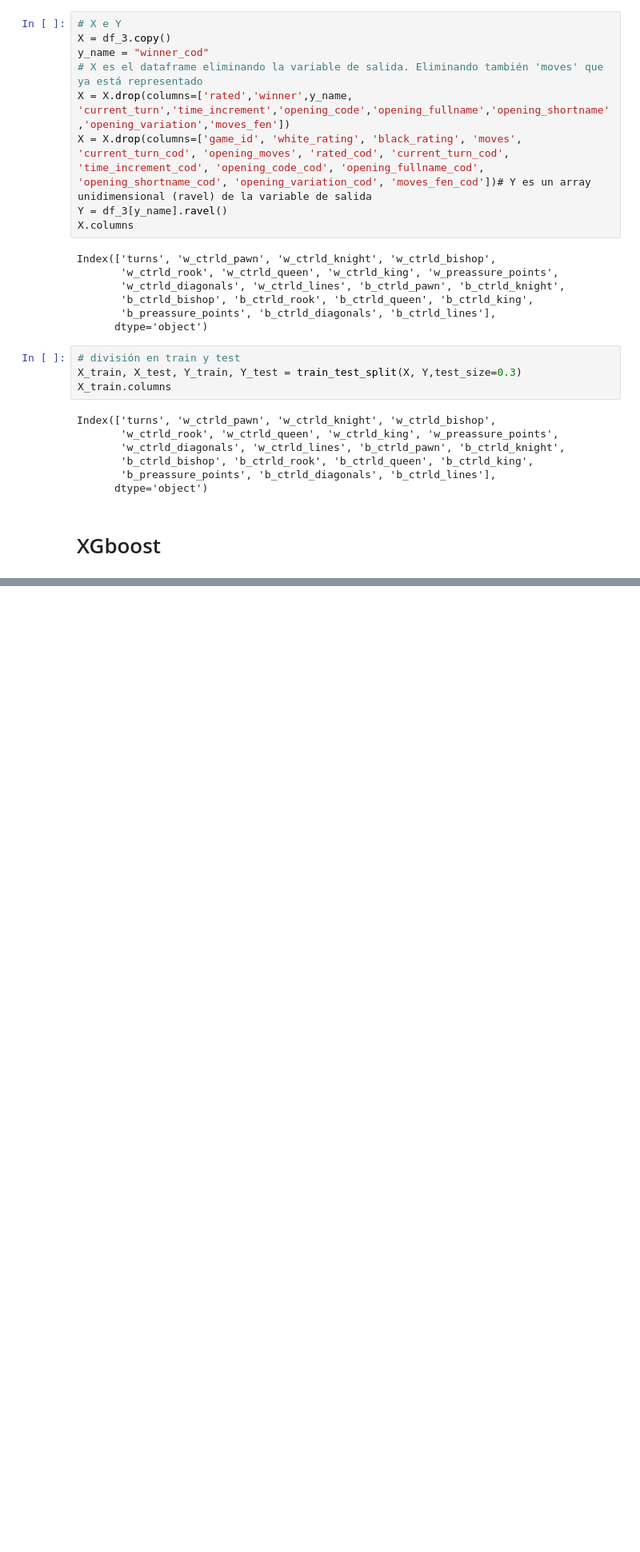
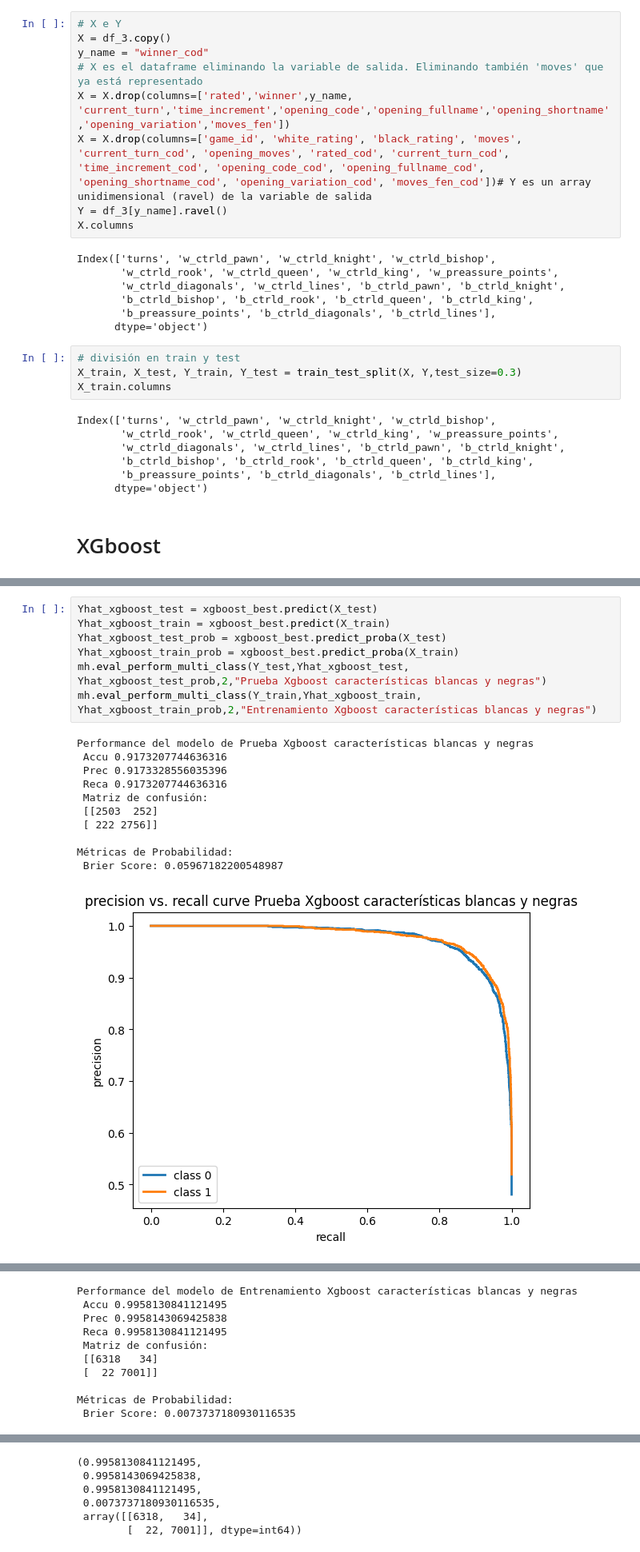
Before and after one commit to AlexNoelHdz/CHESS_openings, a Jupyter notebook: Model_tuning.ipynb, the cells around one changed output, grey strips where cells are left out. Shown at 80% size. Cells and saved outputs as stored; diff of their text form; blank space fills up the shorter version.

```diff
--- a/Model_tuning.ipynb
+++ b/Model_tuning.ipynb
@@ -72,0 +100,19 @@ Best set of hyperparameters:  {'learning_rate': 0.1264091236549188, 'max_depth':
+# %%
+Yhat_xgboost_test = xgboost_best.predict(X_test)
+Yhat_xgboost_train = xgboost_best.predict(X_train)
+Yhat_xgboost_test_prob = xgboost_best.predict_proba(X_test)
+Yhat_xgboost_train_prob = xgboost_best.predict_proba(X_train)
+mh.eval_perform_multi_class(Y_test,Yhat_xgboost_test, Yhat_xgboost_test_prob,2,"Prueba Xgboost características blancas y negras")
+mh.eval_perform_multi_class(Y_train,Yhat_xgboost_train, Yhat_xgboost_train_prob,2,"Entrenamiento Xgboost características blancas y negras")
+# %% [output]
+Performance del modelo de Prueba Xgboost características blancas y negras
+ Accu 0.9173207744636316
+ Prec 0.9173328556035396
+ Reca 0.9173207744636316
+ Matriz de confusión:
+ [[2503  252]
+ [ 222 2756]]
+
+Métricas de Probabilidad:
+ Brier Score: 0.05967182200548987
+[figure, added]
@@ -72,0 +120,10 @@ Best set of hyperparameters:  {'learning_rate': 0.1264091236549188, 'max_depth':
+Performance del modelo de Entrenamiento Xgboost características blancas y negras
+ Accu 0.9958130841121495
+ Prec 0.9958143069425838
+ Reca 0.9958130841121495
+ Matriz de confusión:
+ [[6318   34]
+ [  22 7001]]
+
+Métricas de Probabilidad:
+ Brier Score: 0.0073737180930116535
@@ -72,0 +132,6 @@ Best set of hyperparameters:  {'learning_rate': 0.1264091236549188, 'max_depth':
+(0.9958130841121495,
+ 0.9958143069425838,
+ 0.9958130841121495,
+ 0.0073737180930116535,
+ array([[6318,   34],
+        [  22, 7001]], dtype=int64))
```
Also changed, not shown: parts of 20 cells of this notebook, 5 other files.
